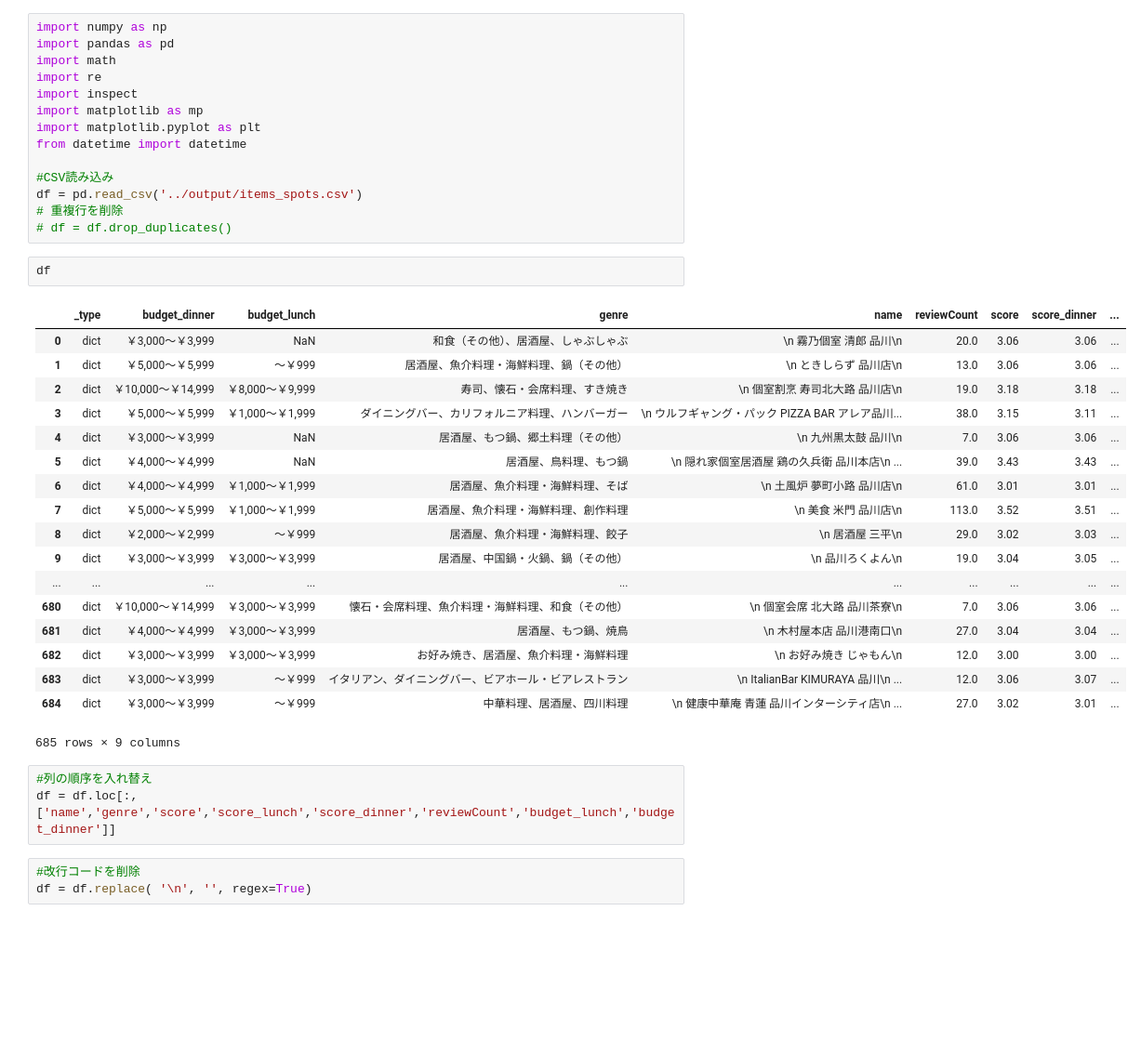
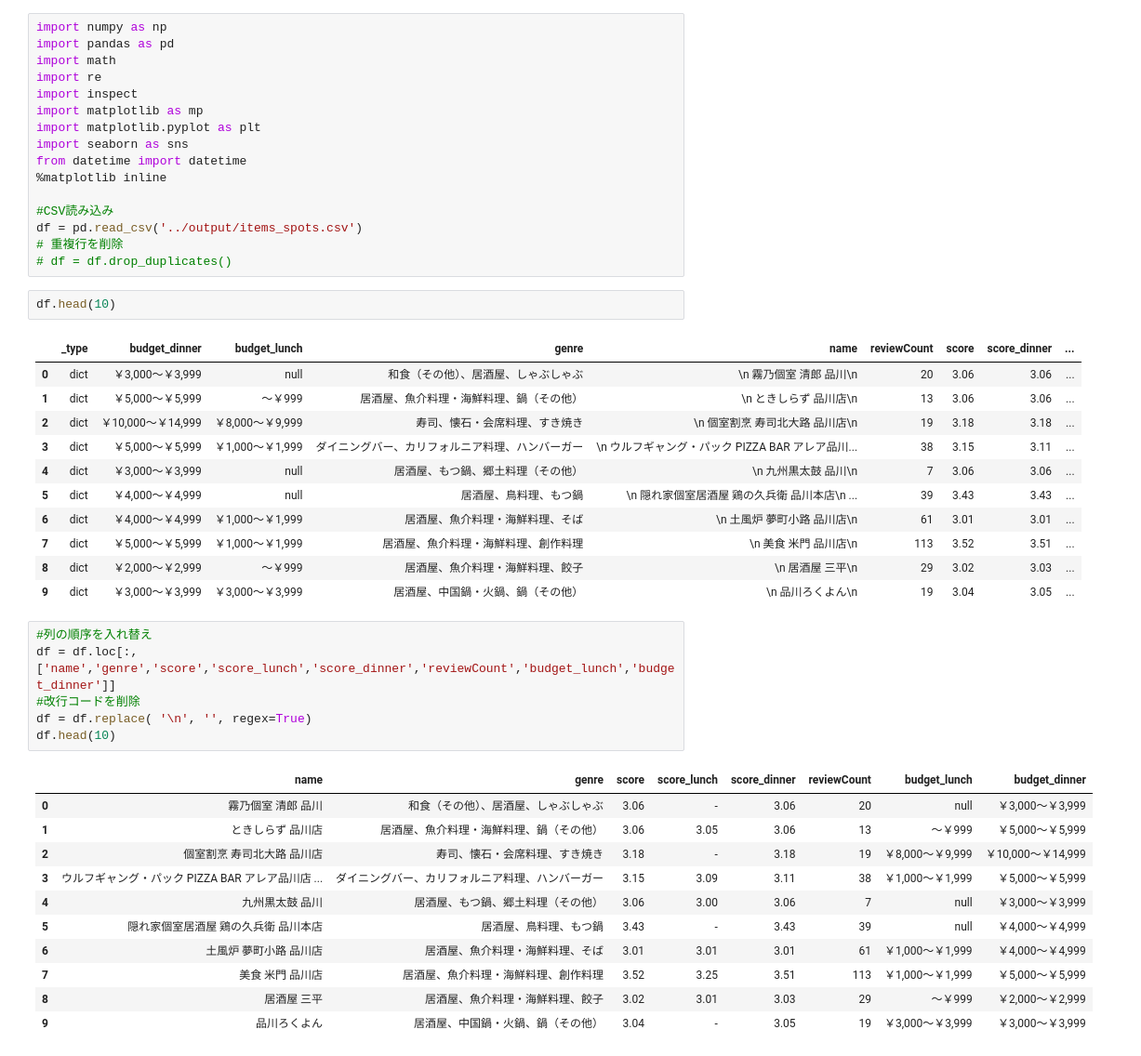
Before and after one commit to t-hoshino11/scrapyProject, a Jupyter notebook: report/Shinagawa_Rst_Report.ipynb, the cells around one changed output. Shown at 93% size. Saved outputs shown, nothing was run; the diff lists cells and outputs as text; blank space fills up the shorter version.

```diff
--- a/report/Shinagawa_Rst_Report.ipynb
+++ b/report/Shinagawa_Rst_Report.ipynb
@@ -6,36 +6,43 @@ import re
 import inspect
 import matplotlib as mp
 import matplotlib.pyplot as plt
+import seaborn as sns
 from datetime import datetime
+%matplotlib inline
 
 #CSV読み込み
 df = pd.read_csv('../output/items_spots.csv')
 # 重複行を削除
 # df = df.drop_duplicates()
 # %%
-df
+df.head(10)
 # %% [output]
 |  | _type | budget_dinner | budget_lunch | genre | name | reviewCount | score | score_dinner | ... |
-| 0 | dict | ￥3,000～￥3,999 | NaN | 和食（その他）、居酒屋、しゃぶしゃぶ | \n 霧乃個室 清郎 品川\n | 20.0 | 3.06 | 3.06 | ... |
-| 1 | dict | ￥5,000～￥5,999 | ～￥999 | 居酒屋、魚介料理・海鮮料理、鍋（その他） | \n ときしらず 品川店\n | 13.0 | 3.06 | 3.06 | ... |
-| 2 | dict | ￥10,000～￥14,999 | ￥8,000～￥9,999 | 寿司、懐石・会席料理、すき焼き | \n 個室割烹 寿司北大路 品川店\n | 19.0 | 3.18 | 3.18 | ... |
-| 3 | dict | ￥5,000～￥5,999 | ￥1,000～￥1,999 | ダイニングバー、カリフォルニア料理、ハンバーガー | \n ウルフギャング・パック PIZZA BAR アレア品川... | 38.0 | 3.15 | 3.11 | ... |
-| 4 | dict | ￥3,000～￥3,999 | NaN | 居酒屋、もつ鍋、郷土料理（その他） | \n 九州黒太鼓 品川\n | 7.0 | 3.06 | 3.06 | ... |
-| 5 | dict | ￥4,000～￥4,999 | NaN | 居酒屋、鳥料理、もつ鍋 | \n 隠れ家個室居酒屋 鶏の久兵衛 品川本店\n ... | 39.0 | 3.43 | 3.43 | ... |
-| 6 | dict | ￥4,000～￥4,999 | ￥1,000～￥1,999 | 居酒屋、魚介料理・海鮮料理、そば | \n 土風炉 夢町小路 品川店\n | 61.0 | 3.01 | 3.01 | ... |
-| 7 | dict | ￥5,000～￥5,999 | ￥1,000～￥1,999 | 居酒屋、魚介料理・海鮮料理、創作料理 | \n 美食 米門 品川店\n | 113.0 | 3.52 | 3.51 | ... |
-| 8 | dict | ￥2,000～￥2,999 | ～￥999 | 居酒屋、魚介料理・海鮮料理、餃子 | \n 居酒屋 三平\n | 29.0 | 3.02 | 3.03 | ... |
-| 9 | dict | ￥3,000～￥3,999 | ￥3,000～￥3,999 | 居酒屋、中国鍋・火鍋、鍋（その他） | \n 品川ろくよん\n | 19.0 | 3.04 | 3.05 | ... |
-| ... | ... | ... | ... | ... | ... | ... | ... | ... | ... |
-| 680 | dict | ￥10,000～￥14,999 | ￥3,000～￥3,999 | 懐石・会席料理、魚介料理・海鮮料理、和食（その他） | \n 個室会席 北大路 品川茶寮\n | 7.0 | 3.06 | 3.06 | ... |
-| 681 | dict | ￥4,000～￥4,999 | ￥3,000～￥3,999 | 居酒屋、もつ鍋、焼鳥 | \n 木村屋本店 品川港南口\n | 27.0 | 3.04 | 3.04 | ... |
-| 682 | dict | ￥3,000～￥3,999 | ￥3,000～￥3,999 | お好み焼き、居酒屋、魚介料理・海鮮料理 | \n お好み焼き じゃもん\n | 12.0 | 3.00 | 3.00 | ... |
-| 683 | dict | ￥3,000～￥3,999 | ～￥999 | イタリアン、ダイニングバー、ビアホール・ビアレストラン | \n ItalianBar KIMURAYA 品川\n ... | 12.0 | 3.06 | 3.07 | ... |
-| 684 | dict | ￥3,000～￥3,999 | ～￥999 | 中華料理、居酒屋、四川料理 | \n 健康中華庵 青蓮 品川インターシティ店\n ... | 27.0 | 3.02 | 3.01 | ... |
+| 0 | dict | ￥3,000～￥3,999 | null | 和食（その他）、居酒屋、しゃぶしゃぶ | \n 霧乃個室 清郎 品川\n | 20 | 3.06 | 3.06 | ... |
+| 1 | dict | ￥5,000～￥5,999 | ～￥999 | 居酒屋、魚介料理・海鮮料理、鍋（その他） | \n ときしらず 品川店\n | 13 | 3.06 | 3.06 | ... |
+| 2 | dict | ￥10,000～￥14,999 | ￥8,000～￥9,999 | 寿司、懐石・会席料理、すき焼き | \n 個室割烹 寿司北大路 品川店\n | 19 | 3.18 | 3.18 | ... |
+| 3 | dict | ￥5,000～￥5,999 | ￥1,000～￥1,999 | ダイニングバー、カリフォルニア料理、ハンバーガー | \n ウルフギャング・パック PIZZA BAR アレア品川... | 38 | 3.15 | 3.11 | ... |
+| 4 | dict | ￥3,000～￥3,999 | null | 居酒屋、もつ鍋、郷土料理（その他） | \n 九州黒太鼓 品川\n | 7 | 3.06 | 3.06 | ... |
+| 5 | dict | ￥4,000～￥4,999 | null | 居酒屋、鳥料理、もつ鍋 | \n 隠れ家個室居酒屋 鶏の久兵衛 品川本店\n ... | 39 | 3.43 | 3.43 | ... |
+| 6 | dict | ￥4,000～￥4,999 | ￥1,000～￥1,999 | 居酒屋、魚介料理・海鮮料理、そば | \n 土風炉 夢町小路 品川店\n | 61 | 3.01 | 3.01 | ... |
+| 7 | dict | ￥5,000～￥5,999 | ￥1,000～￥1,999 | 居酒屋、魚介料理・海鮮料理、創作料理 | \n 美食 米門 品川店\n | 113 | 3.52 | 3.51 | ... |
+| 8 | dict | ￥2,000～￥2,999 | ～￥999 | 居酒屋、魚介料理・海鮮料理、餃子 | \n 居酒屋 三平\n | 29 | 3.02 | 3.03 | ... |
+| 9 | dict | ￥3,000～￥3,999 | ￥3,000～￥3,999 | 居酒屋、中国鍋・火鍋、鍋（その他） | \n 品川ろくよん\n | 19 | 3.04 | 3.05 | ... |
-685 rows × 9 columns
 # %%
 #列の順序を入れ替え
 df = df.loc[:,['name','genre','score','score_lunch','score_dinner','reviewCount','budget_lunch','budget_dinner']]
+#改行コードを削除
+df = df.replace( '\n', '', regex=True)
+df.head(10)
+# %% [output]
+|  | name | genre | score | score_lunch | score_dinner | reviewCount | budget_lunch | budget_dinner |
+| 0 | 霧乃個室 清郎 品川 | 和食（その他）、居酒屋、しゃぶしゃぶ | 3.06 | - | 3.06 | 20 | null | ￥3,000～￥3,999 |
+| 1 | ときしらず 品川店 | 居酒屋、魚介料理・海鮮料理、鍋（その他） | 3.06 | 3.05 | 3.06 | 13 | ～￥999 | ￥5,000～￥5,999 |
+| 2 | 個室割烹 寿司北大路 品川店 | 寿司、懐石・会席料理、すき焼き | 3.18 | - | 3.18 | 19 | ￥8,000～￥9,999 | ￥10,000～￥14,999 |
+| 3 | ウルフギャング・パック PIZZA BAR アレア品川店 ... | ダイニングバー、カリフォルニア料理、ハンバーガー | 3.15 | 3.09 | 3.11 | 38 | ￥1,000～￥1,999 | ￥5,000～￥5,999 |
+| 4 | 九州黒太鼓 品川 | 居酒屋、もつ鍋、郷土料理（その他） | 3.06 | 3.00 | 3.06 | 7 | null | ￥3,000～￥3,999 |
+| 5 | 隠れ家個室居酒屋 鶏の久兵衛 品川本店 | 居酒屋、鳥料理、もつ鍋 | 3.43 | - | 3.43 | 39 | null | ￥4,000～￥4,999 |
+| 6 | 土風炉 夢町小路 品川店 | 居酒屋、魚介料理・海鮮料理、そば | 3.01 | 3.01 | 3.01 | 61 | ￥1,000～￥1,999 | ￥4,000～￥4,999 |
+| 7 | 美食 米門 品川店 | 居酒屋、魚介料理・海鮮料理、創作料理 | 3.52 | 3.25 | 3.51 | 113 | ￥1,000～￥1,999 | ￥5,000～￥5,999 |
+| 8 | 居酒屋 三平 | 居酒屋、魚介料理・海鮮料理、餃子 | 3.02 | 3.01 | 3.03 | 29 | ～￥999 | ￥2,000～￥2,999 |
+| 9 | 品川ろくよん | 居酒屋、中国鍋・火鍋、鍋（その他） | 3.04 | - | 3.05 | 19 | ￥3,000～￥3,999 | ￥3,000～￥3,999 |
-# %%
-#改行コードを削除
-df = df.replace( '\n', '', regex=True)
```
Also changed, not shown: parts of 9 cells of this notebook, 1 other file.
